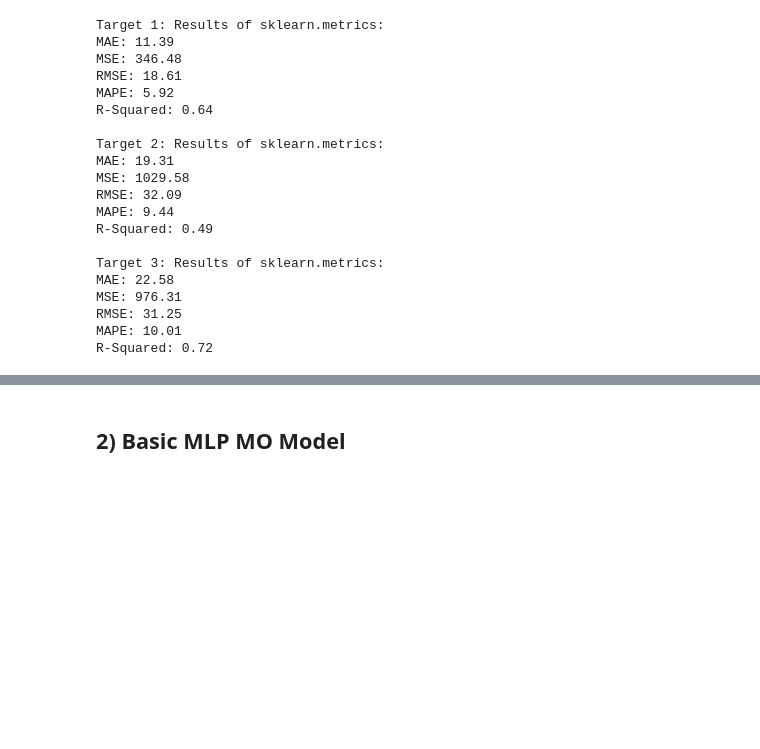
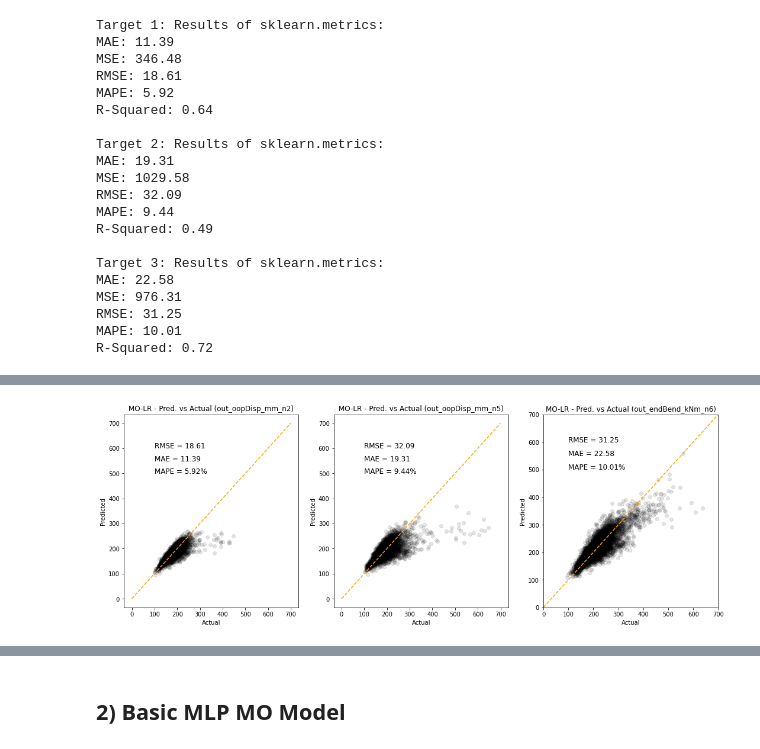
Before and after one commit to 3minuterecord/slug_spools, a Jupyter notebook: 7_final_model_tests.ipynb, the cells around one changed output, grey strips where cells are left out. Drawn from its saved outputs; the diff is of its cells as text; code cells hidden in the pictures; blank space fills up the shorter version.

```diff
--- a/7_final_model_tests.ipynb
+++ b/7_final_model_tests.ipynb
@@ -282,20 +307,3 @@ MSE: 976.31
 RMSE: 31.25
 MAPE: 10.01
 R-Squared: 0.72
-# %%
-fig, ax = plt.subplots(1, 3, figsize = (18, 6))
-
-for p in range(3):
-    mae = round(globals()[f'mae_momlp_{p}'], 2)
-    rmse = round(globals()[f'rmse_momlp_{p}'], 2)
-    mape = round(globals()[f'mape_momlp_{p}'], 2)
-    ax[p].scatter(y[:, p], yhat[:, p], color = 'black', zorder = 1, alpha=0.1)
-    ax[p].plot([0, 700], [0, 700], '--', color = 'orange', zorder = 2)
-    ax[p].set(ylabel = 'Predicted', xlabel = 'Actual')
-    ax[p].set_title(f'MO-MLP - Pred. vs Actual ({pred_target[p]})')
-    ax[p].text(100, 600, f'MAPE = {round(mape, 2)}%', fontsize = 12)
-    ax[p].text(100, 550, f'RMSE = {round(rmse, 2)}', fontsize = 12)
-    ax[p].text(100, 500, f'MAE = {round(mae, 2)}', fontsize = 12)
-    ax[p].set_ylim(0, 700)
-    ax[p].set_xlim(0, 700)
-plt.show()
@@ -303,0 +310,74 @@ plt.show()
+# %%
+# Collect predictions
+y_1, y_2, y_3 = ([], [], [])
+yhat_1, yhat_2, yhat_3 = ([], [], [])
+
+# Print metrics
+for target in range(3):
+    y_t = y[:, target]
+    yhat_t = yhat[:, target]
+
+    # Append y and yhat
+    if target == 0:
+        y_1.append(y_t)
+        yhat_1.append(yhat_t)
+    elif target == 1:
+        y_2.append(y_t)
+        yhat_2.append(yhat_t)
+    elif target == 2:
+        y_3.append(y_t)
+        yhat_3.append(yhat_t)
+
+    globals()[f'mae_molr_{target}'] = metrics.mean_absolute_error(y_t, yhat_t)
+    globals()[f'mse_molr_{target}']  = metrics.mean_squared_error(y_t, yhat_t)
+    globals()[f'rmse_molr_{target}'] = np.sqrt(globals()[f'mse_molr_{target}']) # or mse**(0.5)
+    globals()[f'mape_molr_{target}'] = 100*metrics.mean_absolute_percentage_error(y_t, yhat_t)
+    r2 = metrics.r2_score(y_t, yhat_t)
+
+    print(f'\nTarget {target+1}: Results of sklearn.metrics:')
+    print("MAE:", round(globals()[f'mae_molr_{target}'], 2))
+    print("MSE:", round(globals()[f'mse_molr_{target}'], 2))
+    print("RMSE:", round(globals()[f'rmse_molr_{target}'], 2))
+    print("MAPE:", round(globals()[f'mape_molr_{target}'], 2))
+    print("R-Squared:", round(r2, 2))
+
+# Plot performance
+fig, ax = plt.subplots(1, 3, figsize = (18, 6))
+for p in range(3):
+    mae = round(globals()[f'mae_molr_{p}'], 2)
+    rmse = round(globals()[f'rmse_molr_{p}'], 2)
+    mape = round(globals()[f'mape_molr_{p}'], 2)
+    ax[p].scatter(y[:, p], yhat[:, p], color = 'black', zorder = 1, alpha=0.1)
+    ax[p].plot([0, 700], [0, 700], '--', color = 'orange', zorder = 2)
+    ax[p].set(ylabel = 'Predicted', xlabel = 'Actual')
+    ax[p].set_title(f'MO-LR - Pred. vs Actual ({pred_target[p]})')
+    ax[p].text(100, 600, f'RMSE = {round(rmse, 2)}', fontsize = 12)
+    ax[p].text(100, 550, f'MAE = {round(mae, 2)}', fontsize = 12)
+    ax[p].text(100, 500, f'MAPE = {round(mape, 2)}%', fontsize = 12)
+
+
+plt.xlim(0, 700)
+plt.ylim(0, 700)
+plt.show()
+
+# Model predictions dataframe summary
+df = pd.DataFrame(data=list(y_1[0].ravel()), columns=['y_1'])
+df['y_2'] = list(y_2[0].ravel())
+df['y_3'] = list(y_3[0].ravel())
+df['yhat_1'] = list(yhat_1[0].ravel())
+df['yhat_2'] = list(yhat_2[0].ravel())
+df['yhat_3'] = list(yhat_3[0].ravel())
+
+# Add error calcs including percentage error for later MAPE evaluation
+df = df.assign(
+    error_1 = lambda x: x['yhat_1'] - x['y_1'],
+    error_2 = lambda x: x['yhat_2'] - x['y_2'],
+    error_3 = lambda x: x['yhat_3'] - x['y_3'],
+    abs_error_1 = lambda x: x['error_1'].abs(),
+    abs_error_2 = lambda x: x['error_2'].abs(),
+    abs_error_3 = lambda x: x['error_3'].abs(),
+    p_error_1 = lambda x: 100*(x['error_1'].div(x['y_1'])),
+    p_error_2 = lambda x: 100*(x['error_2'].div(x['y_2'])),
+    p_error_3 = lambda x: 100*(x['error_3'].div(x['y_3']))
+)
+# %% [output]
@@ -303,0 +404 @@ plt.show()
+[figure, added]
```
Also changed, not shown: parts of 8 cells of this notebook, 4 other files.
